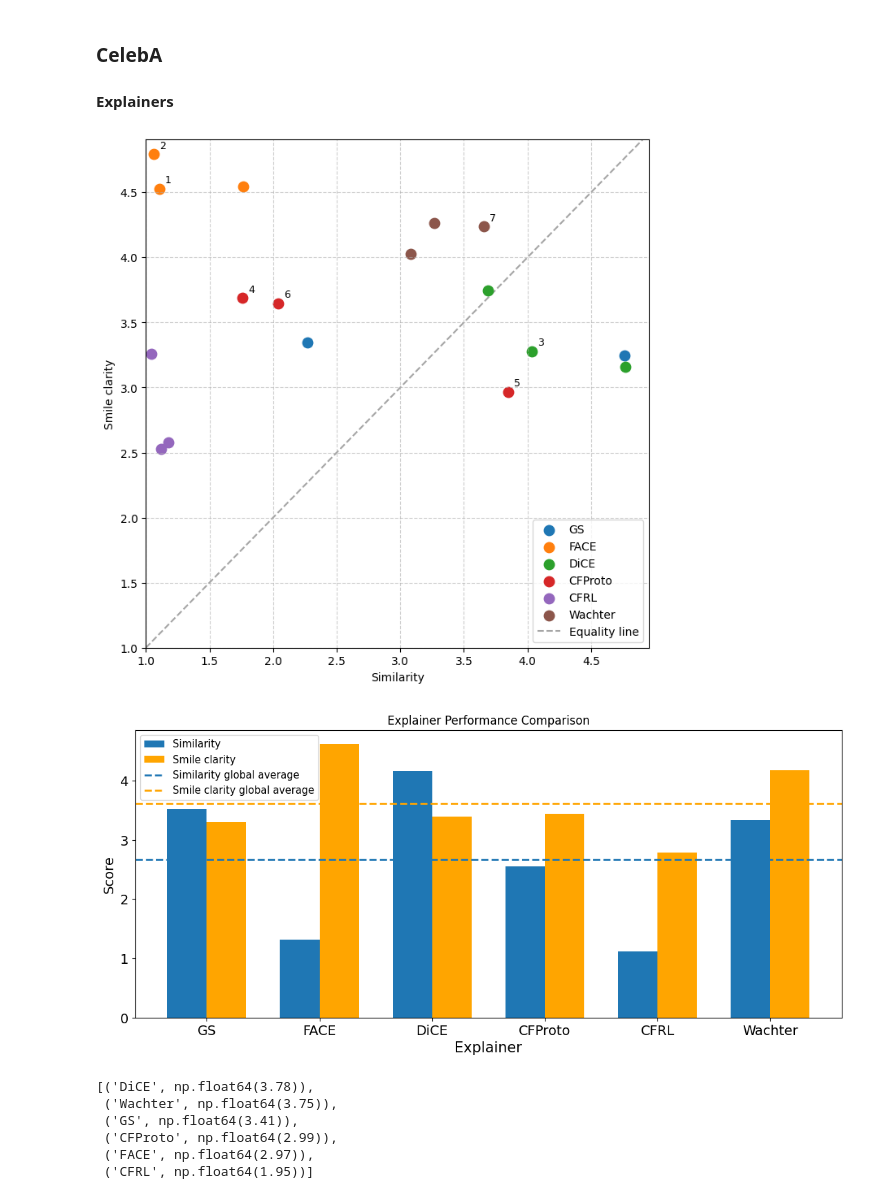
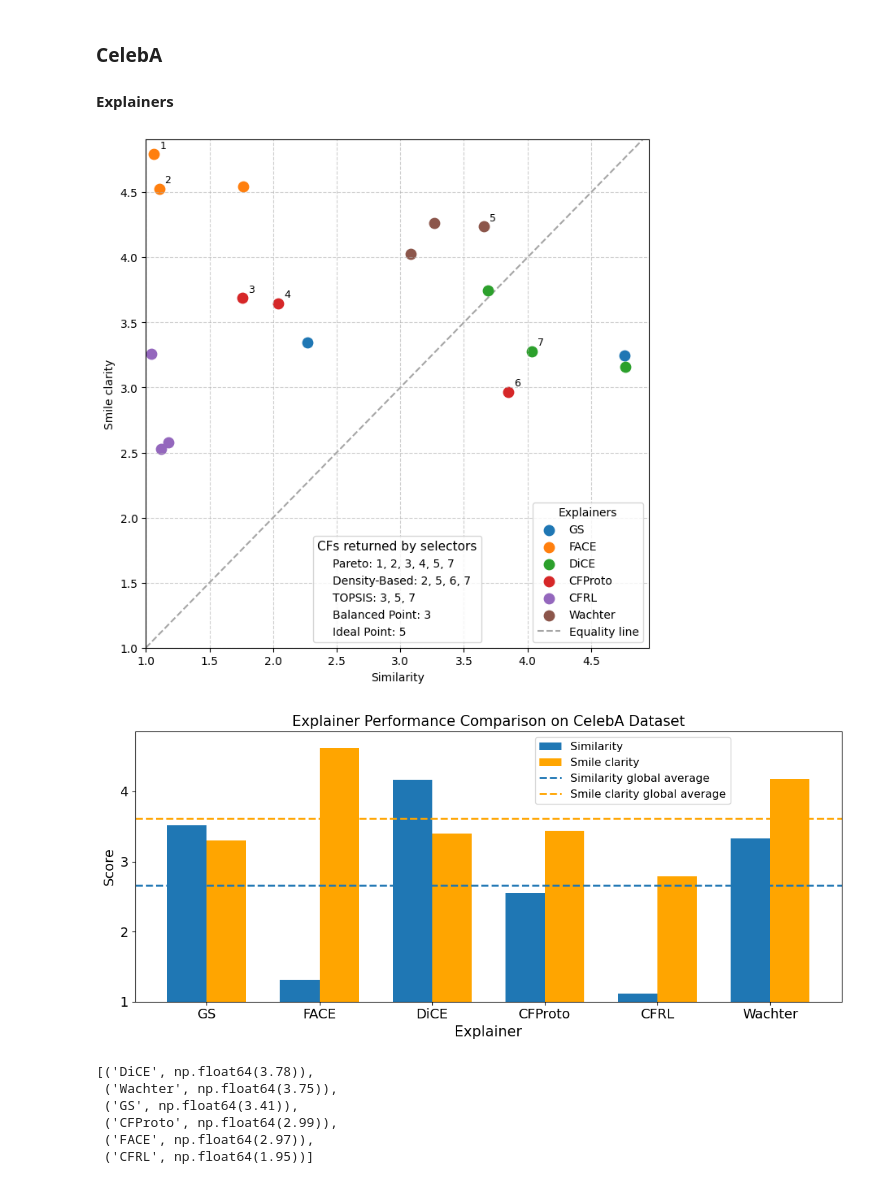
Before and after one commit to MBernart/counterfactuals, a Jupyter notebook: experiments/survey_analysis/analysis.ipynb, the cells around one changed output. Drawn from its saved outputs; the diff is of its cells as text; code cells hidden in the pictures.

```diff
--- a/experiments/survey_analysis/analysis.ipynb
+++ b/experiments/survey_analysis/analysis.ipynb
@@ -9,6 +9,7 @@ questions = df.columns
 ### CelebA
 #### Explainers
 # %%
+from matplotlib.lines import Line2D
 explainers = {
     'GS': [1, 7],
     'FACE': [2, 8, 13],
@@ -34,6 +35,7 @@ for i in range(1,18):
 plt.figure(figsize=(7, 7))
 
 j = 0
+order = [2, 1, 7, 3, 6, 4, 5]
 for explainer, indices in explainers.items():
     xs = [all_sim[i - 1] for i in indices]
     ys = [all_dp[i - 1] for i in indices]
@@ -42,14 +44,14 @@ for explainer, indices in explainers.items():
 
     for i, x, y in zip(indices, xs, ys):
         if i in [2, 3, 6, 4, 10, 13, 15]:
-            j+=1
             plt.annotate(
-                str(j),
+                str(order[j]),
                 (x, y),
                 textcoords="offset points",
                 xytext=(5, 5),
                 fontsize=9
             )
+            j+=1
 
 plt.xlabel('Similarity')
 plt.ylabel('Smile clarity')
@@ -65,12 +67,42 @@ limit_max = max(plt.xlim()[1], plt.ylim()[1])
 plt.plot([limit_min, limit_max], [limit_min, limit_max],
          color='grey', linestyle='--', linewidth=1.5, alpha=0.7,
          zorder=0, label='Equality line')
-plt.legend()
+
+leg1 = plt.legend(title='Explainers')
+plt.gca().add_artist(leg1) # This is crucial to keep leg1 when leg2 is added
+
+# 4. Create the second legend (Selection Strategies)
+# We use 'None' for color or a neutral grey since these are cross-categorical
+strategies = {
+    'Pareto': '1, 2, 3, 4, 5, 7',
+    'Density-Based': '2, 5, 6, 7',
+    'TOPSIS': '3, 5, 7',
+    'Balanced Point': '3',
+    'Ideal Point': '5'
+}
+
+# Create proxy artists for the strategies
+strategy_handles = [
+    Line2D([0], [0], color='none', label=f'{k}: {v}')
+    for k, v in strategies.items()
+]
+
+# Add the second legend
+# Adjust bbox_to_anchor to position it where it doesn't overlap points
+leg2 = plt.legend(
+    handles=strategy_handles,
+    title='CFs returned by selectors',
+    loc='lower center',
+    fontsize=10,
+    title_fontsize=11,
+    handlelength=0, # Hide the line part of the proxy artist
+    frameon=True
+)
 plt.tight_layout()
-plt.savefig('celebA_scatter.png', dpi=300, bbox_inches='tight')
+# plt.savefig('celebA_scatter.png', dpi=300, bbox_inches='tight')
 plt.show()
 # %% [output]
-[figure, old version]
+[figure, new version]
 # %%
 sim_scores = []
 dp_scores = []
@@ -102,40 +134,47 @@ plt.bar(x - width/2, sim_scores, width, label='Similarity')
 plt.bar(x + width/2, dp_scores, width, color = 'orange', label='Smile clarity')
 
 plt.xticks(x, explainers.keys(), fontsize=14)
-plt.yticks(ticks=[0, 1, 2, 3, 4], fontsize=14)
+plt.yticks(ticks=[1, 2, 3, 4], fontsize=14)
+plt.ylim(bottom=1)
 plt.ylabel('Score', fontsize=14)
 plt.xlabel('Explainer', fontsize=15)
+plt.title('Explainer Performance Comparison on CelebA Dataset', fontsize=15)
 plt.axhline(
     y=sim_avg,
     linestyle='--',
     linewidth=2,
     label='Similarity global average'
 )
 plt.axhline(
     y=dp_avg,
     linestyle='--',
     linewidth=2,
     color='orange',
     label='Smile clarity global average'
 )
 plt.tight_layout()
 handles, labels = plt.gca().get_legend_handles_labels()
 
 desired_order = [
     'Similarity',
     'Smile clarity',
     'Similarity global average',
     'Smile clarity global average'
 ]
 
 ordered_handles = [handles[labels.index(l)] for l in desired_order]
 ordered_labels = desired_order
-plt.legend(ordered_handles, ordered_labels, fontsize=10.5)
-plt.title('Explainer Performance Comparison')
+plt.legend(
+    ordered_handles,
+    desired_order,
+    fontsize=11.5,
+    loc='upper right',
+    bbox_to_anchor=(0.85, 1.0)
+)
 # plt.savefig('celebA_explainers.png', dpi=300, bbox_inches='tight')
 plt.show()
 # %% [output]
-[figure, old version]
+[figure, new version]
 # %%
 sorted_scores = sorted(overall_scores_c.items(), key=lambda kv: -kv[1])
 sorted_scores
```
Also changed, not shown: parts of 12 cells of this notebook, 4 other files.
